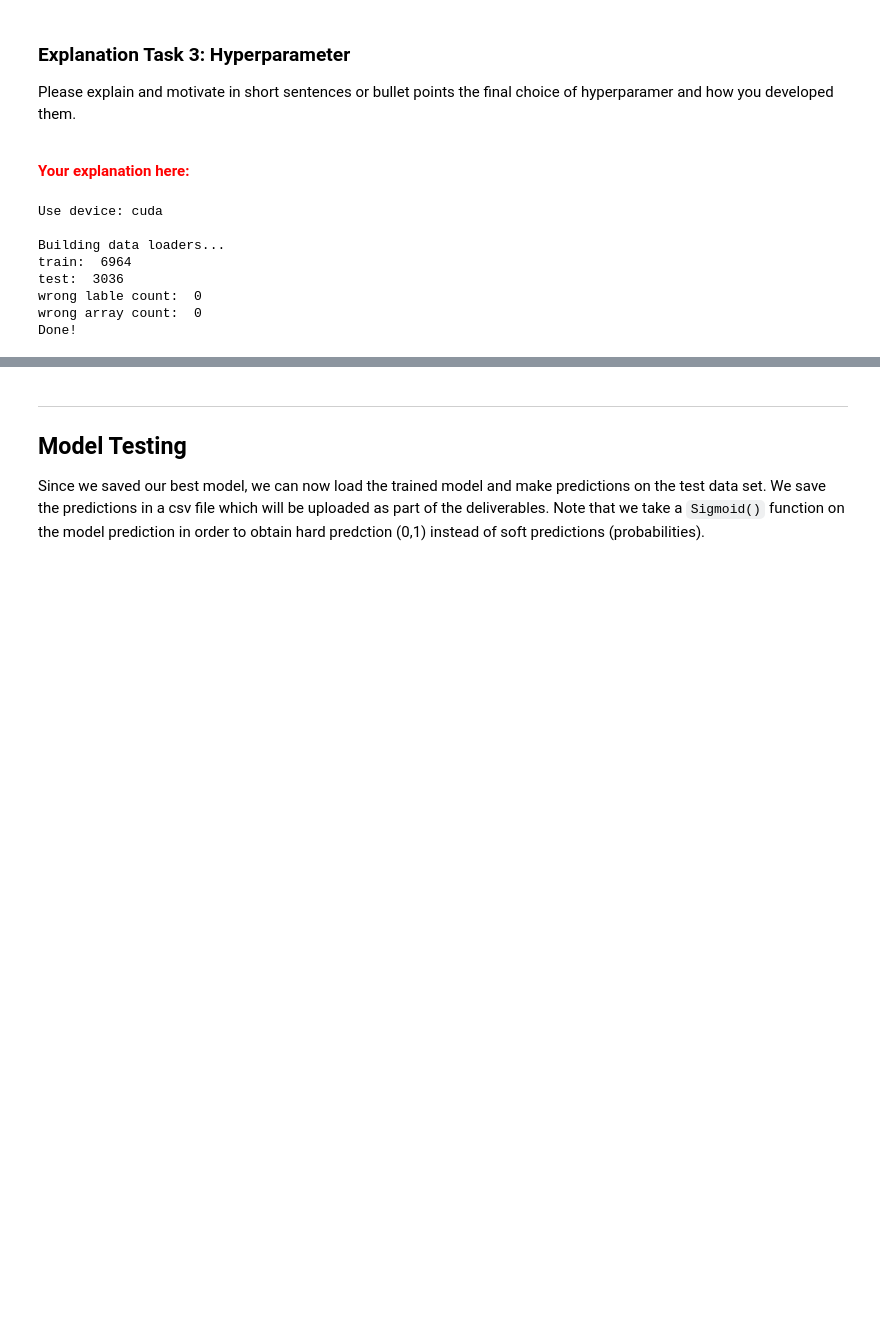
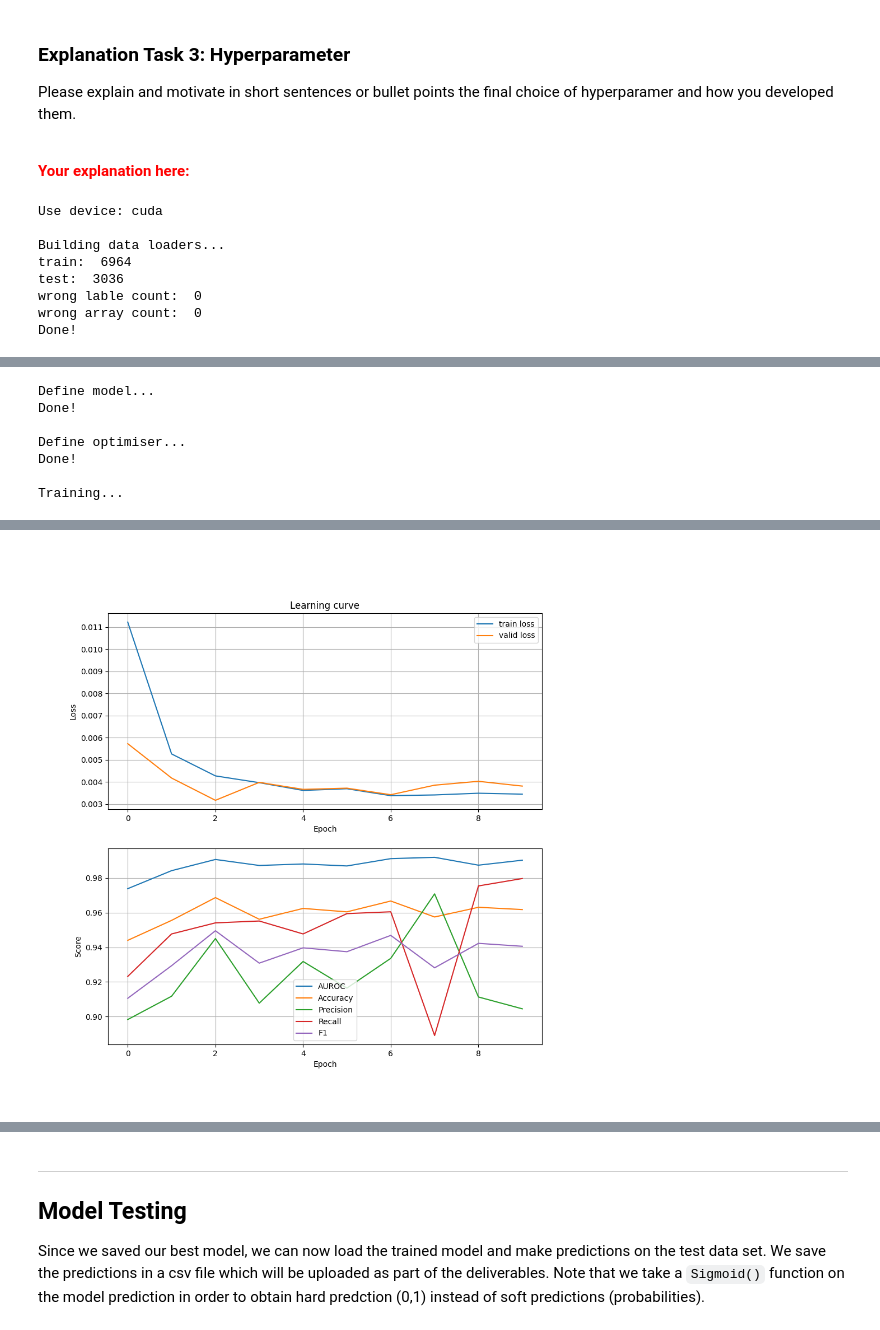
Before and after one commit to Arty-Facts/wasp_al_and_ml_2023, a Jupyter notebook: module3/assignment_ecg_classification.ipynb, the cells around one changed output, grey strips where cells are left out. Drawn from its saved outputs; the diff is of its cells as text; code cells hidden in the pictures; blank space fills up the shorter version.

```diff
--- a/module3/assignment_ecg_classification.ipynb
+++ b/module3/assignment_ecg_classification.ipynb
@@ -847,0 +996,40 @@ plt.show()
+# %%
+train_loss_all, valid_loss_all, auroc_all, accuracy_all, precision_all, recall_all, f1_all = fit(learning_rate=0.0003146378770278583,
+                                                                                                 weight_decay=0.006802410963820991,
+                                                                                                 num_epochs=10,
+                                                                                                 model=Model(
+                                                                                                     kernel_size=9,
+                                                                                                     num_layers=4,
+                                                                                                     steps=1,
+                                                                                                     lin_steps=3,
+                                                                                                     dropout=0.4060717261300865,
+                                                                                                 ),
+                                                                                                 train_dataloader=train_dataloader,
+                                                                                                 valid_dataloader=valid_dataloader)
+fig, ax = plt.subplots(2, 1, figsize=(10, 10))
+ax[0].plot(train_loss_all, label='train loss')
+ax[0].plot(valid_loss_all, label='valid loss')
+ax[0].set_xlabel('Epoch')
+ax[0].set_ylabel('Loss')
+ax[0].legend()
+ax[0].set_title('Learning curve')
+ax[0].grid()
+
+ax[1].plot(auroc_all, label='AUROC')
+ax[1].plot(accuracy_all, label='Accuracy')
+ax[1].plot(precision_all, label='Precision')
+ax[1].plot(recall_all, label='Recall')
+ax[1].plot(f1_all, label='F1')
+ax[1].set_xlabel('Epoch')
+ax[1].set_ylabel('Score')
+ax[1].legend()
+ax[1].grid()
+plt.show()
+# %% [output]
+Define model...
+Done!
+
+Define optimiser...
+Done!
+
+Training...
@@ -848 +1037,2 @@ plt.show()
+[figure, added]
 # %%
```
Also changed, not shown: parts of 15 cells of this notebook, 2 other files.
